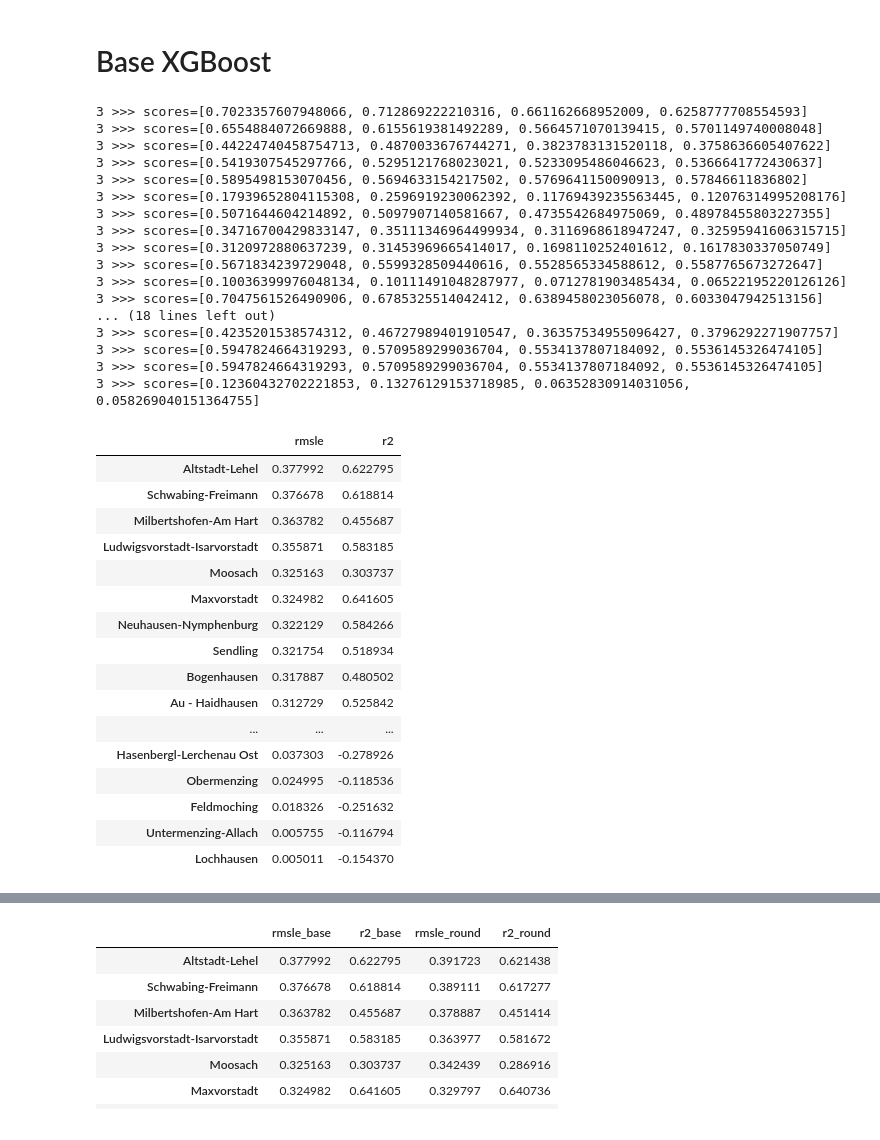
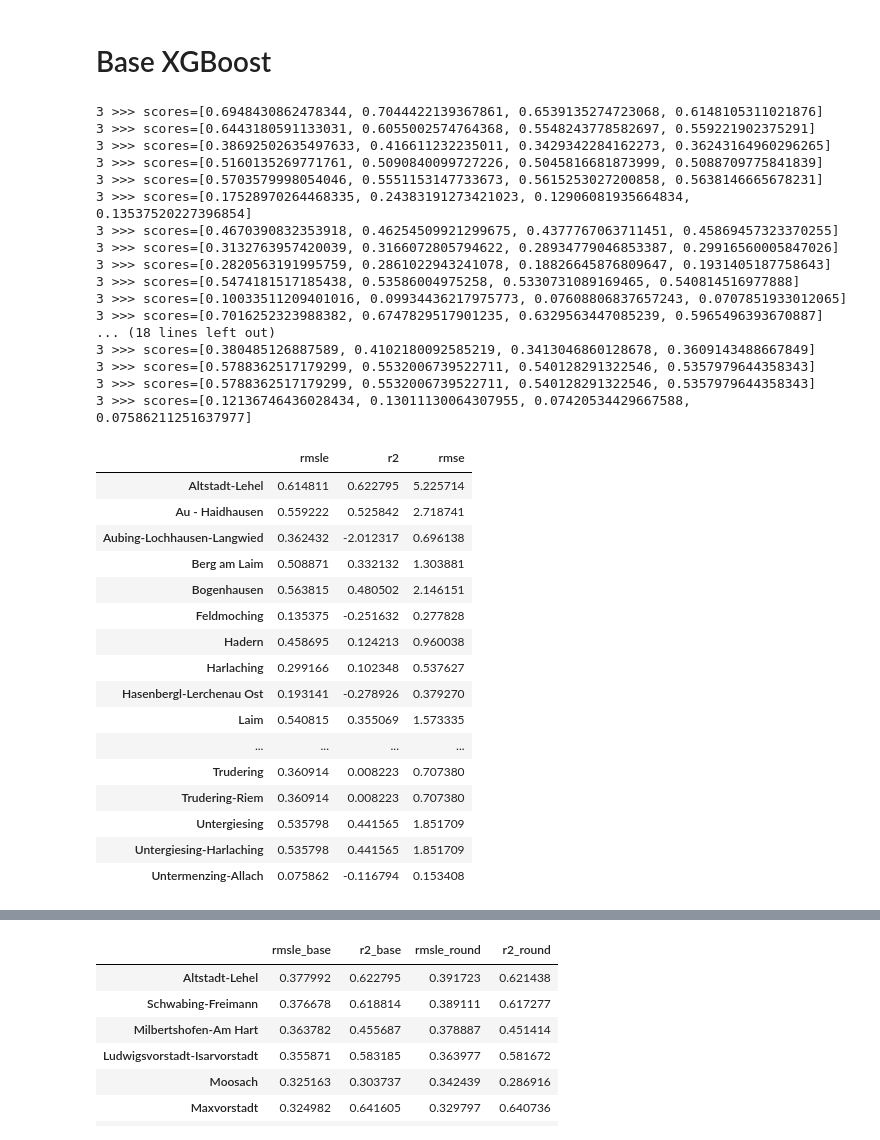
Before and after one commit to shoefer987/bike_sharing_demand, a Jupyter notebook: notebooks/shoefer987_xgboost.ipynb, the cells around one changed output, grey strips where cells are left out. Cells and saved outputs as stored; diff of their text form; code cells hidden in the pictures.

```diff
--- a/notebooks/shoefer987_xgboost.ipynb
+++ b/notebooks/shoefer987_xgboost.ipynb
@@ -15,7 +15,7 @@ from sklearn.linear_model import LinearRegression
 
 from bikesharing.params import *
 # %%
-X = pd.read_csv(f'{LOCAL_DATA_PATH}/processed/introduce_weekday_features.csv').drop(columns='Unnamed: 0')
+X = pd.read_csv(f'{LOCAL_DATA_PATH}/processed/X_processed_from_2019_to_2022.csv').drop(columns='Unnamed: 0')
 X.info()
 # %% [output]
 <class 'pandas.core.frame.DataFrame'>
@@ -61,10 +81,12 @@ fold_dfs = get_folds(data, fold_length=8760, fold_stride=8760)
 models = []
 districts_rmsle = []
 districts_r2 = []
+districts_rmse = []
 
 for dist in districts:
     scores_list = []
     scores_r2_list = []
+    scores_rmse_list = []
 
     indices = [0, 1, 2, 3]
 
@@ -82,57 +104,60 @@ for dist in districts:
         y_train = train_df[dist]
 
         xgb_r.fit(X_train, y_train)
-        y_pred = [round(x) if x >= 0 else 0 for x in xgb_r.predict(X_test)]
+        y_pred = [x if x >= 0 else 0 for x in xgb_r.predict(X_test)]
         score_r2 = r2_score(y_test , y_pred)
         scores = np.sqrt(mean_squared_log_error(y_test, y_pred))
+        mse = mean_squared_error(y_test, y_pred)
 
         scores_list.append(scores)
         scores_r2_list.append(score_r2)
+        scores_rmse_list.append(np.sqrt(mse))
 
     print(f"{id} >>> scores={scores_list}")
 
     scores_array = np.array(scores)
     districts_rmsle.append(np.mean(scores_array.flatten()))
     districts_r2.append(np.mean(scores_r2_list))
+    districts_rmse.append(np.mean(scores_rmse_list))
 # %% [output]
-3 >>> scores=[0.7023357607948066, 0.712869222210316, 0.661162668952009, 0.6258777708554593]
-3 >>> scores=[0.6554884072669888, 0.6155619381492289, 0.5664571070139415, 0.5701149740008048]
-3 >>> scores=[0.44224740458754713, 0.4870033676744271, 0.3823783131520118, 0.3758636605407622]
-3 >>> scores=[0.5419307545297766, 0.5295121768023021, 0.5233095486046623, 0.5366641772430637]
-3 >>> scores=[0.5895498153070456, 0.5694633154217502, 0.5769641150090913, 0.57846611836802]
-3 >>> scores=[0.17939652804115308, 0.2596919230062392, 0.11769439235563445, 0.12076314995208176]
-3 >>> scores=[0.5071644604214892, 0.5097907140581667, 0.4735542684975069, 0.48978455803227355]
-3 >>> scores=[0.34716700429833147, 0.35111346964499934, 0.3116968618947247, 0.32595941606315715]
-3 >>> scores=[0.3120972880637239, 0.31453969665414017, 0.1698110252401612, 0.1617830337050749]
-3 >>> scores=[0.5671834239729048, 0.5599328509440616, 0.5528565334588612, 0.5587765673272647]
-3 >>> scores=[0.10036399976048134, 0.10111491048287977, 0.0712781903485434, 0.06522195220126126]
-3 >>> scores=[0.7047561526490906, 0.6785325514042412, 0.6389458023056078, 0.6033047942513156]
+3 >>> scores=[0.6948430862478344, 0.7044422139367861, 0.6539135274723068, 0.6148105311021876]
+3 >>> scores=[0.6443180591133031, 0.6055002574764368, 0.5548243778582697, 0.559221902375291]
+3 >>> scores=[0.38692502635497633, 0.416611232235011, 0.3429342284162273, 0.36243164960296265]
+3 >>> scores=[0.5160135269771761, 0.5090840099727226, 0.5045816681873999, 0.5088709775841839]
+3 >>> scores=[0.5703579998054046, 0.5551153147733673, 0.5615253027200858, 0.5638146665678231]
+3 >>> scores=[0.17528970264468335, 0.24383191273421023, 0.12906081935664834, 0.13537520227396854]
+3 >>> scores=[0.4670390832353918, 0.46254509921299675, 0.4377767063711451, 0.45869457323370255]
+3 >>> scores=[0.3132763957420039, 0.3166072805794622, 0.28934779046853387, 0.29916560005847026]
+3 >>> scores=[0.2820563191995759, 0.2861022943241078, 0.18826645876809647, 0.1931405187758643]
+3 >>> scores=[0.5474181517185438, 0.53586004975258, 0.5330731089169465, 0.540814516977888]
+3 >>> scores=[0.10033511209401016, 0.09934436217975773, 0.07608806837657243, 0.0707851933012065]
+3 >>> scores=[0.7016252323988382, 0.6747829517901235, 0.6329563447085239, 0.5965496393670887]
 ... (18 lines left out)
-3 >>> scores=[0.4235201538574312, 0.46727989401910547, 0.36357534955096427, 0.3796292271907757]
-3 >>> scores=[0.5947824664319293, 0.5709589299036704, 0.5534137807184092, 0.5536145326474105]
-3 >>> scores=[0.5947824664319293, 0.5709589299036704, 0.5534137807184092, 0.5536145326474105]
-3 >>> scores=[0.12360432702221853, 0.13276129153718985, 0.06352830914031056, 0.058269040151364755]
+3 >>> scores=[0.380485126887589, 0.4102180092585219, 0.3413046860128678, 0.3609143488667849]
+3 >>> scores=[0.5788362517179299, 0.5532006739522711, 0.540128291322546, 0.5357979644358343]
+3 >>> scores=[0.5788362517179299, 0.5532006739522711, 0.540128291322546, 0.5357979644358343]
+3 >>> scores=[0.12136746436028434, 0.13011130064307955, 0.07420534429667588, 0.07586211251637977]
 # %%
-metrics_base = pd.DataFrame({'rmsle': districts_rmsle, 'r2': districts_r2}, index=districts).sort_values(by='rmsle', ascending=False)
+metrics_base = pd.DataFrame({'rmsle': districts_rmsle, 'r2': districts_r2, 'rmse': districts_rmse}, index=districts)
 metrics_base
 # %% [output]
-|  | rmsle | r2 |
-| Altstadt-Lehel | 0.377992 | 0.622795 |
-| Schwabing-Freimann | 0.376678 | 0.618814 |
-| Milbertshofen-Am Hart | 0.363782 | 0.455687 |
-| Ludwigsvorstadt-Isarvorstadt | 0.355871 | 0.583185 |
-| Moosach | 0.325163 | 0.303737 |
-| Maxvorstadt | 0.324982 | 0.641605 |
-| Neuhausen-Nymphenburg | 0.322129 | 0.584266 |
-| Sendling | 0.321754 | 0.518934 |
-| Bogenhausen | 0.317887 | 0.480502 |
-| Au - Haidhausen | 0.312729 | 0.525842 |
-| ... | ... | ... |
-| Hasenbergl-Lerchenau Ost | 0.037303 | -0.278926 |
-| Obermenzing | 0.024995 | -0.118536 |
-| Feldmoching | 0.018326 | -0.251632 |
-| Untermenzing-Allach | 0.005755 | -0.116794 |
-| Lochhausen | 0.005011 | -0.154370 |
+|  | rmsle | r2 | rmse |
+| Altstadt-Lehel | 0.614811 | 0.622795 | 5.225714 |
+| Au - Haidhausen | 0.559222 | 0.525842 | 2.718741 |
+| Aubing-Lochhausen-Langwied | 0.362432 | -2.012317 | 0.696138 |
+| Berg am Laim | 0.508871 | 0.332132 | 1.303881 |
+| Bogenhausen | 0.563815 | 0.480502 | 2.146151 |
+| Feldmoching | 0.135375 | -0.251632 | 0.277828 |
+| Hadern | 0.458695 | 0.124213 | 0.960038 |
+| Harlaching | 0.299166 | 0.102348 | 0.537627 |
+| Hasenbergl-Lerchenau Ost | 0.193141 | -0.278926 | 0.379270 |
+| Laim | 0.540815 | 0.355069 | 1.573335 |
+| ... | ... | ... | ... |
+| Trudering | 0.360914 | 0.008223 | 0.707380 |
+| Trudering-Riem | 0.360914 | 0.008223 | 0.707380 |
+| Untergiesing | 0.535798 | 0.441565 | 1.851709 |
+| Untergiesing-Harlaching | 0.535798 | 0.441565 | 1.851709 |
+| Untermenzing-Allach | 0.075862 | -0.116794 | 0.153408 |
 # %%
 metrics_round = pd.DataFrame({'rmsle': districts_rmsle, 'r2': districts_r2}, index=districts).sort_values(by='rmsle', ascending=False)
 metrics_round
```
Also changed, not shown: parts of 25 cells of this notebook.
